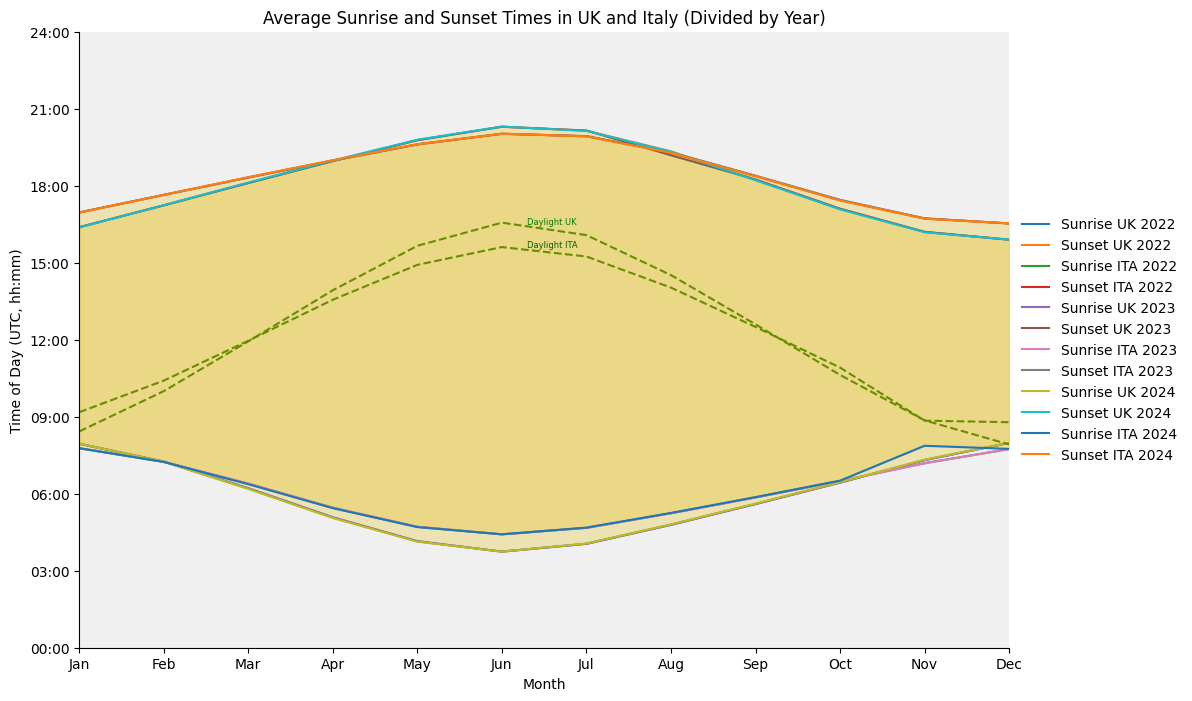
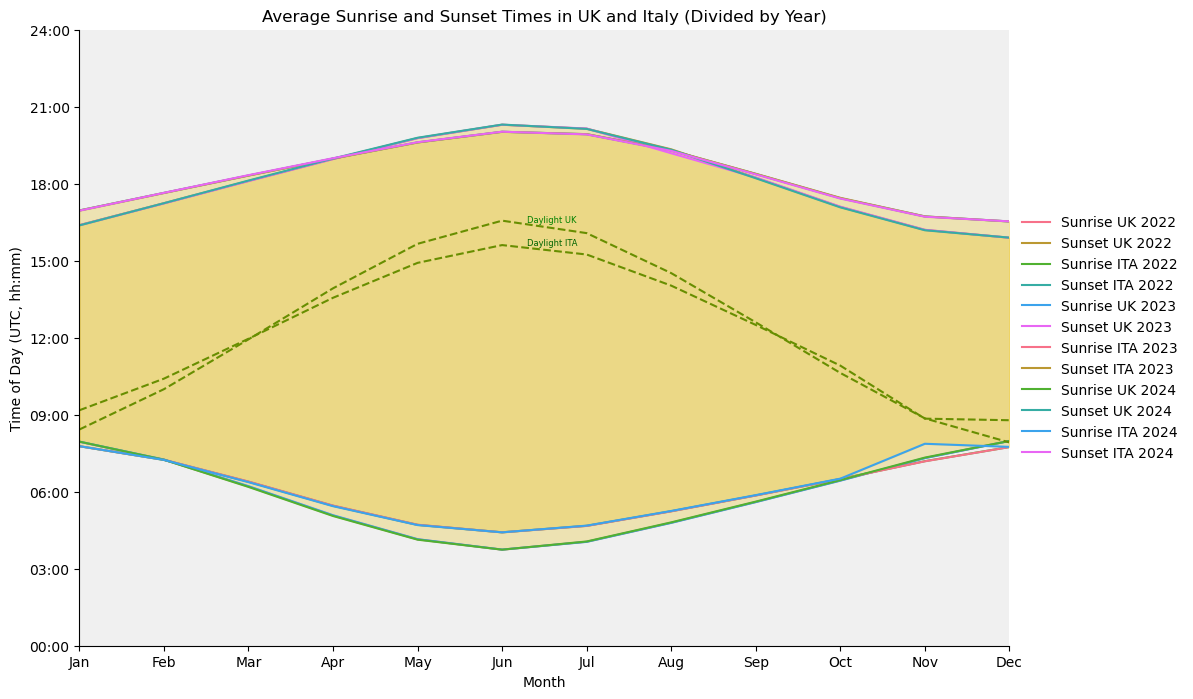
Code edit (unified diff) that turned the first committed figure into the second:
--- before
+++ after
@@ -1,4 +1,6 @@
 # Plotting the sunrise and sunset times divided by year
 plt.figure(figsize=(12, 8))
+
+sns.set_palette('husl')
 
 # Plotting for each year separately

Commit: 11_10_2024